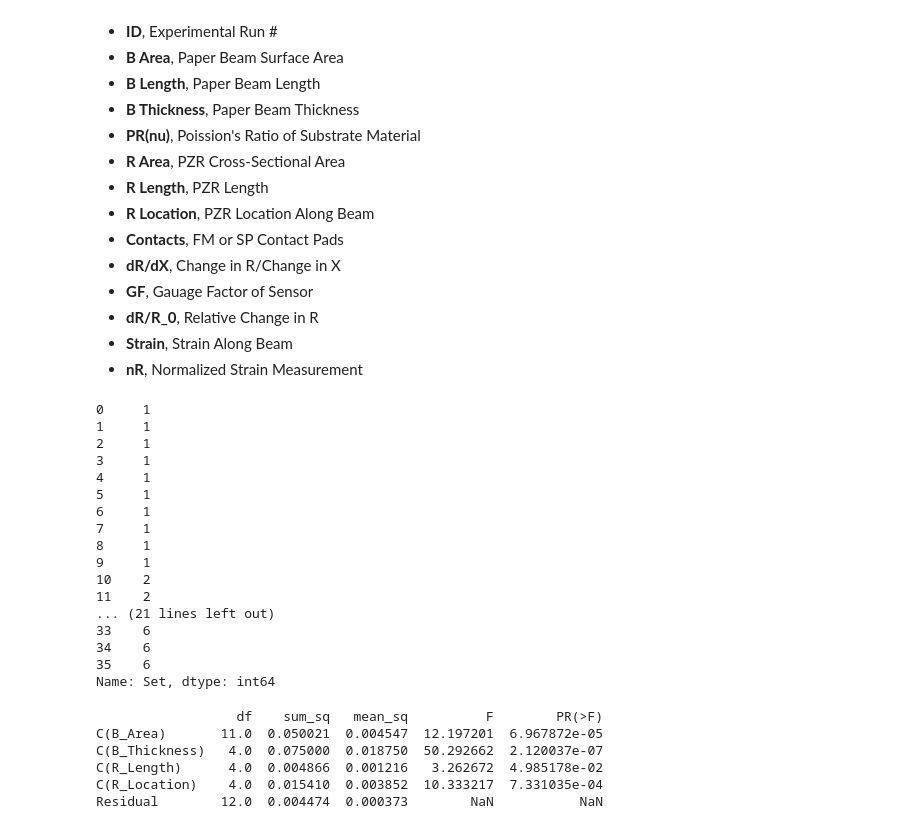
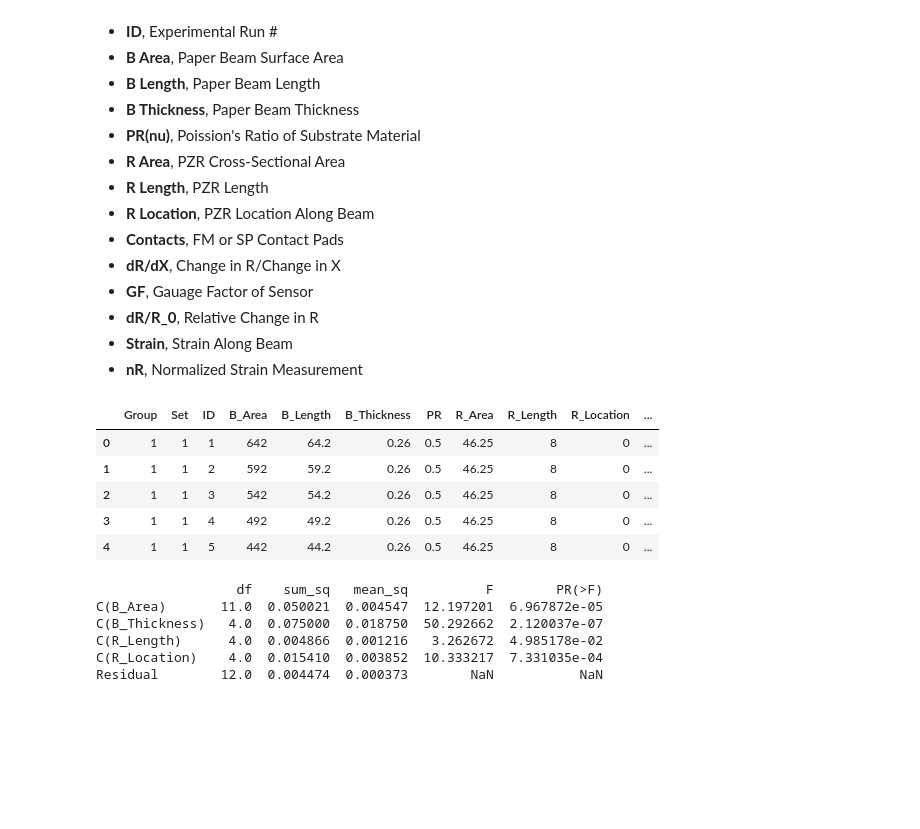
Before and after one commit to yahriels/MEMS-23, a Jupyter notebook: Machine Learning/Data Group 1/MEMS DESIGN Paper.ipynb, the cells around one changed output. Cells and saved outputs as stored; diff of their text form; code cells hidden in the pictures; blank space fills up the shorter version.

```diff
--- a/Machine Learning/Data Group 1/MEMS DESIGN Paper.ipynb
+++ b/Machine Learning/Data Group 1/MEMS DESIGN Paper.ipynb
@@ -94,33 +94,22 @@ plt.show()
 # %%
 df.rename({'dR/dX' : 'Sensitivity'}, axis='columns', inplace=True)
 df.rename({'dR/R_0' : 'Relative_Resistance'}, axis='columns', inplace=True)
 df.head()
 #df.drop('PR', axis=1, inplace=True) ## set axis=0 to remove rows, axis=1 to remove columns
 #df.drop('R Area', axis=1, inplace=True) ## set axis=0 to remove rows, axis=1 to remove columns
 #df.drop('R Length', axis=1, inplace=True) ## set axis=0 to remove rows, axis=1 to remove columns
 #df.drop('R Location', axis=1, inplace=True) ## set axis=0 to remove rows, axis=1 to remove columns
 #df.drop('Contacts', axis=1, inplace=True) ## set axis=0 to remove rows, axis=1 to remove columns
 #
 # df.drop('nR', axis=1, inplace=True) ## set axis=0 to remove rows, axis=1 to remove columns
-df.Set
+#df.Set
 # %% [output]
-0     1
-1     1
-2     1
-3     1
-4     1
-5     1
-6     1
-7     1
-8     1
-9     1
-10    2
-11    2
-... (21 lines left out)
-33    6
-34    6
-35    6
-Name: Set, dtype: int64
+|  | Group | Set | ID | B_Area | B_Length | B_Thickness | PR | R_Area | R_Length | R_Location | ... |
+| 0 | 1 | 1 | 1 | 642 | 64.2 | 0.26 | 0.5 | 46.25 | 8 | 0 | ... |
+| 1 | 1 | 1 | 2 | 592 | 59.2 | 0.26 | 0.5 | 46.25 | 8 | 0 | ... |
+| 2 | 1 | 1 | 3 | 542 | 54.2 | 0.26 | 0.5 | 46.25 | 8 | 0 | ... |
+| 3 | 1 | 1 | 4 | 492 | 49.2 | 0.26 | 0.5 | 46.25 | 8 | 0 | ... |
+| 4 | 1 | 1 | 5 | 442 | 44.2 | 0.26 | 0.5 | 46.25 | 8 | 0 | ... |
 # %%
 model = ols('GF ~ C(B_Area) + C(B_Thickness) + C(R_Length) + C(R_Location)', df).fit()
 
```
Also changed, not shown: parts of 7 cells of this notebook, 1 other file.
